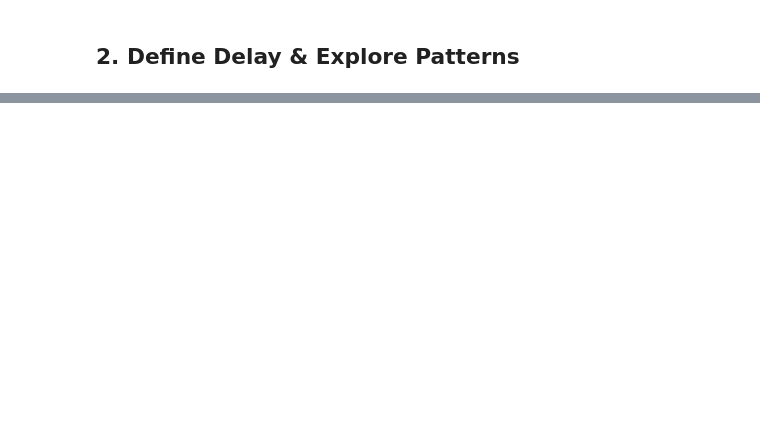
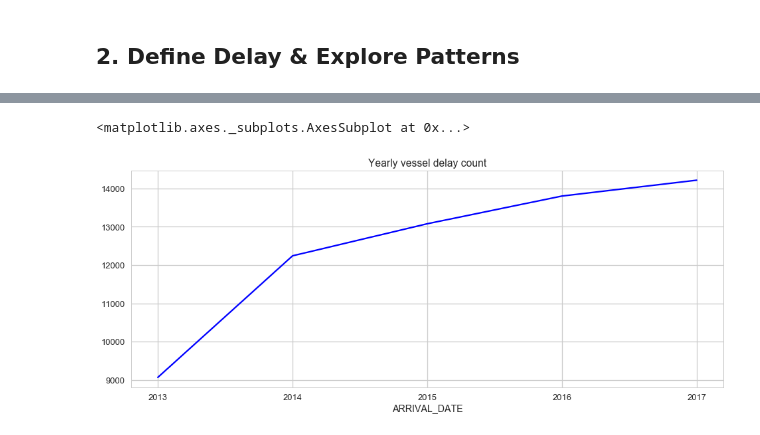
Before and after one commit to PassMoreHeat/springboard, a Jupyter notebook: Capstone_2/Data_Story_EDA_Statistics_LPMS.ipynb, the cells around one changed output, grey strips where cells are left out. Cells and saved outputs as stored; diff of their text form; code cells hidden in the pictures; blank space fills up the shorter version.

```diff
--- a/Capstone_2/Data_Story_EDA_Statistics_LPMS.ipynb
+++ b/Capstone_2/Data_Story_EDA_Statistics_LPMS.ipynb
@@ -95,0 +288,4 @@ traf_sample['delay'] = traf_sample['delay_time'].apply(lambda x: x > 65)
+# %%
+# Remove all 'delay' = False rows: only_delay
+only_delay = traf_sample.query('delay != False')
+only_delay.head()
@@ -95,0 +300,5 @@ traf_sample['delay'] = traf_sample['delay_time'].apply(lambda x: x > 65)
+# %%
+# Explore delays per year
+group_year = only_delay.groupby(pd.Grouper(key='ARRIVAL_DATE', freq="Y"))
+count_delays_by_year = group_year.size()
+count_delays_by_year
@@ -95,0 +313,7 @@ traf_sample['delay'] = traf_sample['delay_time'].apply(lambda x: x > 65)
+# %%
+# Plot count of delayed vessels by year
+count_delays_by_year.plot(kind='line', figsize=[16,6], colormap='winter',
+                         title='Yearly vessel delay count')
+# %% [output]
+<matplotlib.axes._subplots.AxesSubplot at 0x...>
+[figure, added]
```
Also changed, not shown: parts of 50 cells of this notebook.
